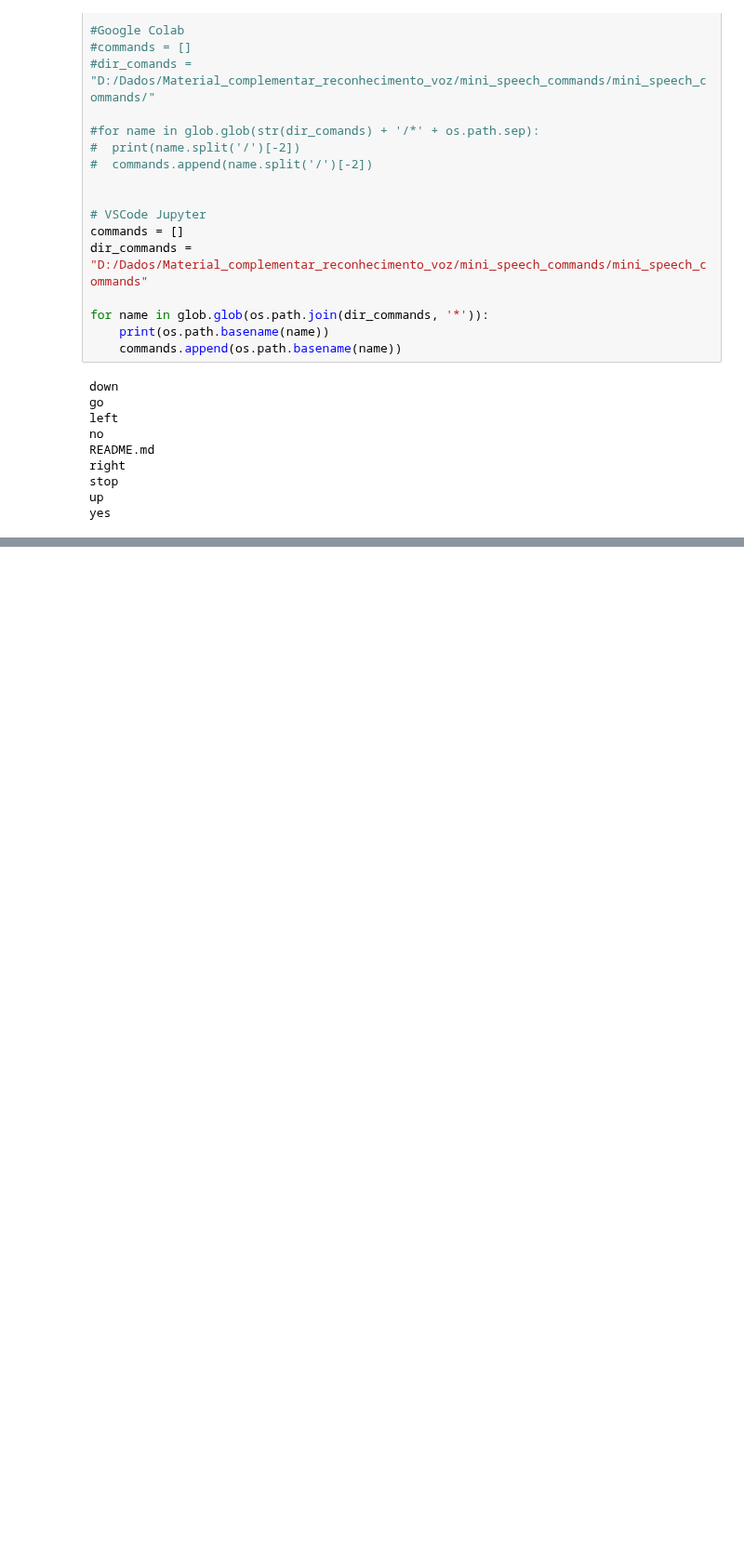
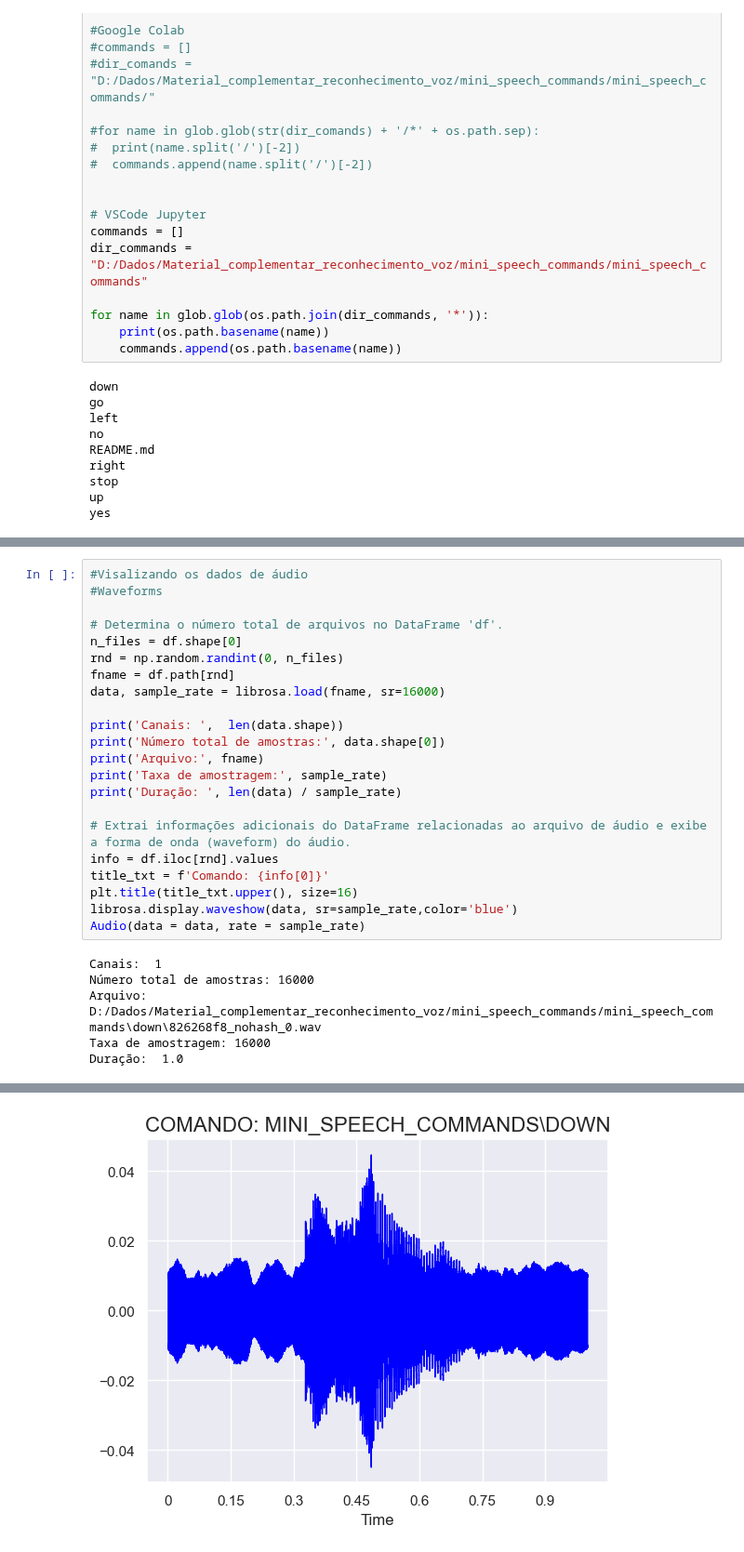
Before and after one commit to eltongaspar/python, a Jupyter notebook: 9-4 Consolidar - Voz e Audio.ipynb, the cells around one changed output, grey strips where cells are left out. Shown at 93% size. Drawn from its saved outputs; the diff is of its cells as text; blank space fills up the shorter version.

```diff
--- a/9-4 Consolidar - Voz e Audio.ipynb
+++ b/9-4 Consolidar - Voz e Audio.ipynb
@@ -138,0 +295,28 @@ yes
+# %%
+#Visalizando os dados de áudio
+#Waveforms
+
+# Determina o número total de arquivos no DataFrame 'df'.
+n_files = df.shape[0]
+rnd = np.random.randint(0, n_files)
+fname = df.path[rnd]
+data, sample_rate = librosa.load(fname, sr=16000)
+
+print('Canais: ',  len(data.shape))
+print('Número total de amostras:', data.shape[0])
+print('Arquivo:', fname)
+print('Taxa de amostragem:', sample_rate)
+print('Duração: ', len(data) / sample_rate)
+
+# Extrai informações adicionais do DataFrame relacionadas ao arquivo de áudio e exibe a forma de onda (waveform) do áudio.
+info = df.iloc[rnd].values
+title_txt = f'Comando: {info[0]}'
+plt.title(title_txt.upper(), size=16)
+librosa.display.waveshow(data, sr=sample_rate,color='blue')
+Audio(data = data, rate = sample_rate)
+# %% [output]
+Canais:  1
+Número total de amostras: 16000
+Arquivo: D:/Dados/Material_complementar_reconhecimento_voz/mini_speech_commands/mini_speech_commands\down\826268f8_nohash_0.wav
+Taxa de amostragem: 16000
+Duração:  1.0
@@ -138,0 +324 @@ yes
+[figure, added]
```
Also changed, not shown: parts of 19 cells of this notebook.
